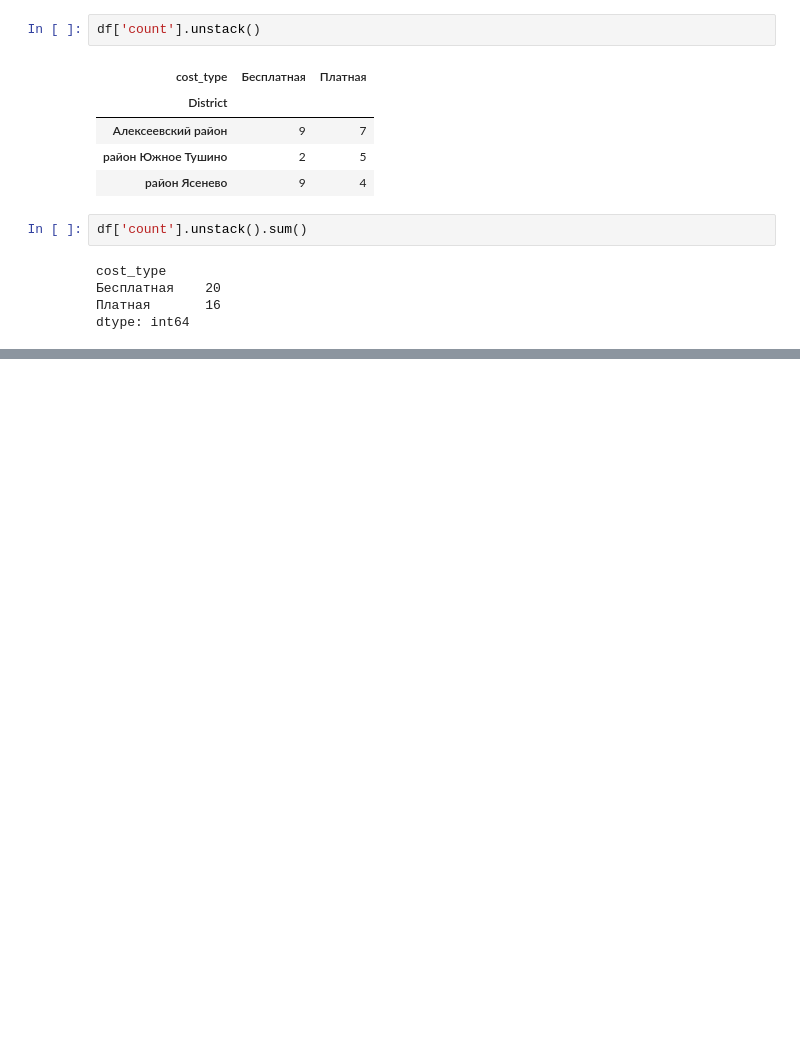
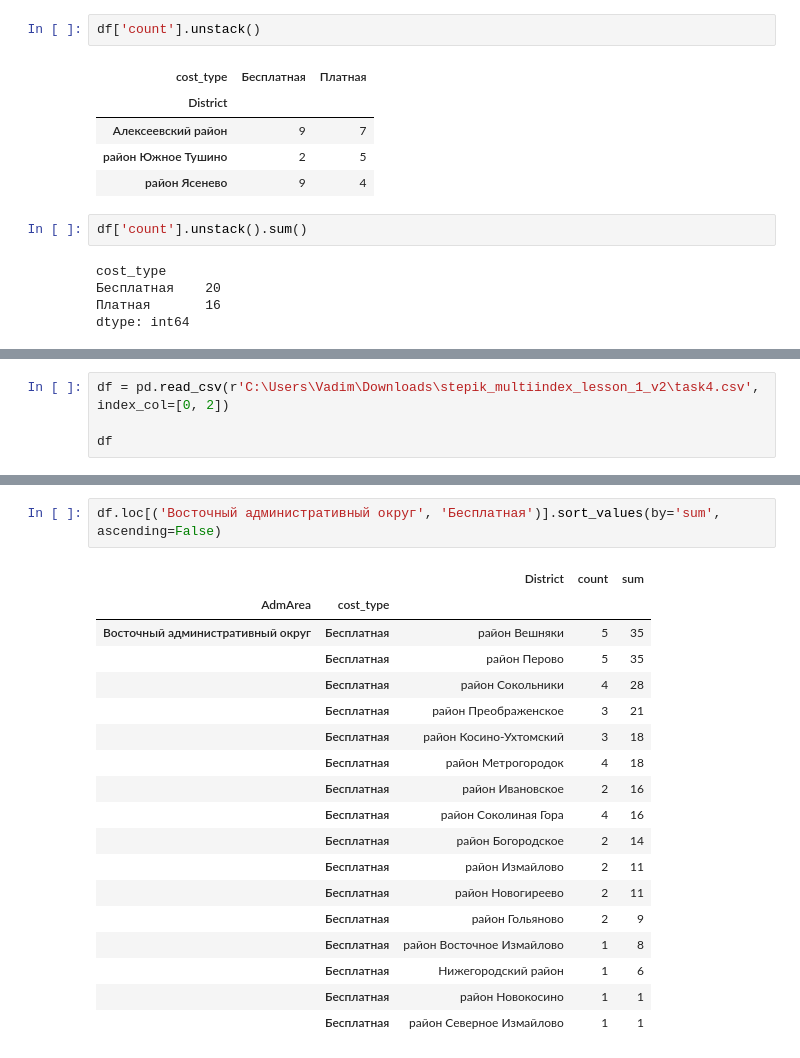
Before and after one commit to VadzimRudzman/pandas_fundamentals, a Jupyter notebook: Основы Pandas.ipynb, the cells around one changed output, grey strips where cells are left out. Cells and saved outputs as stored; diff of their text form; blank space fills up the shorter version.

```diff
--- a/Основы Pandas.ipynb
+++ b/Основы Pandas.ipynb
@@ -4115,0 +4190,4 @@ dtype: int64
+# %%
+df = pd.read_csv(r'C:\Users\Vadim\Downloads\stepik_multiindex_lesson_1_v2\task4.csv', index_col=[0, 2])
+
+df
@@ -4115,0 +4209,21 @@ dtype: int64
+# %%
+df.loc[('Восточный административный округ', 'Бесплатная')].sort_values(by='sum', ascending=False)
+# %% [output]
+|  |  | District | count | sum |
+| AdmArea | cost_type |  |  |  |
+| Восточный административный округ | Бесплатная | район Вешняки | 5 | 35 |
+|  | Бесплатная | район Перово | 5 | 35 |
+|  | Бесплатная | район Сокольники | 4 | 28 |
+|  | Бесплатная | район Преображенское | 3 | 21 |
+|  | Бесплатная | район Косино-Ухтомский | 3 | 18 |
+|  | Бесплатная | район Метрогородок | 4 | 18 |
+|  | Бесплатная | район Ивановское | 2 | 16 |
+|  | Бесплатная | район Соколиная Гора | 4 | 16 |
+|  | Бесплатная | район Богородское | 2 | 14 |
+|  | Бесплатная | район Измайлово | 2 | 11 |
+|  | Бесплатная | район Новогиреево | 2 | 11 |
+|  | Бесплатная | район Гольяново | 2 | 9 |
+|  | Бесплатная | район Восточное Измайлово | 1 | 8 |
+|  | Бесплатная | Нижегородский район | 1 | 6 |
+|  | Бесплатная | район Новокосино | 1 | 1 |
+|  | Бесплатная | район Северное Измайлово | 1 | 1 |
```
Also changed, not shown: parts of 42 cells of this notebook.
